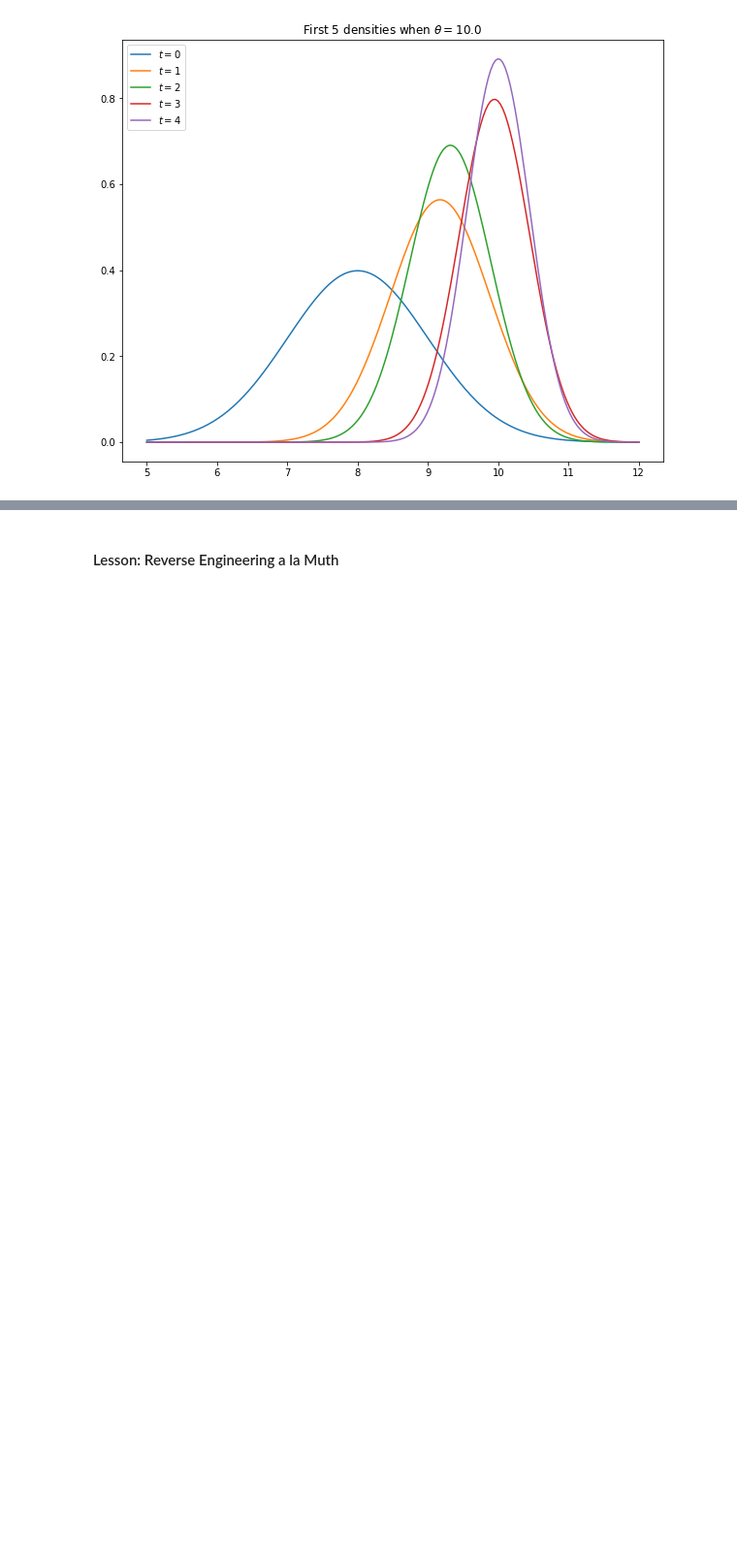
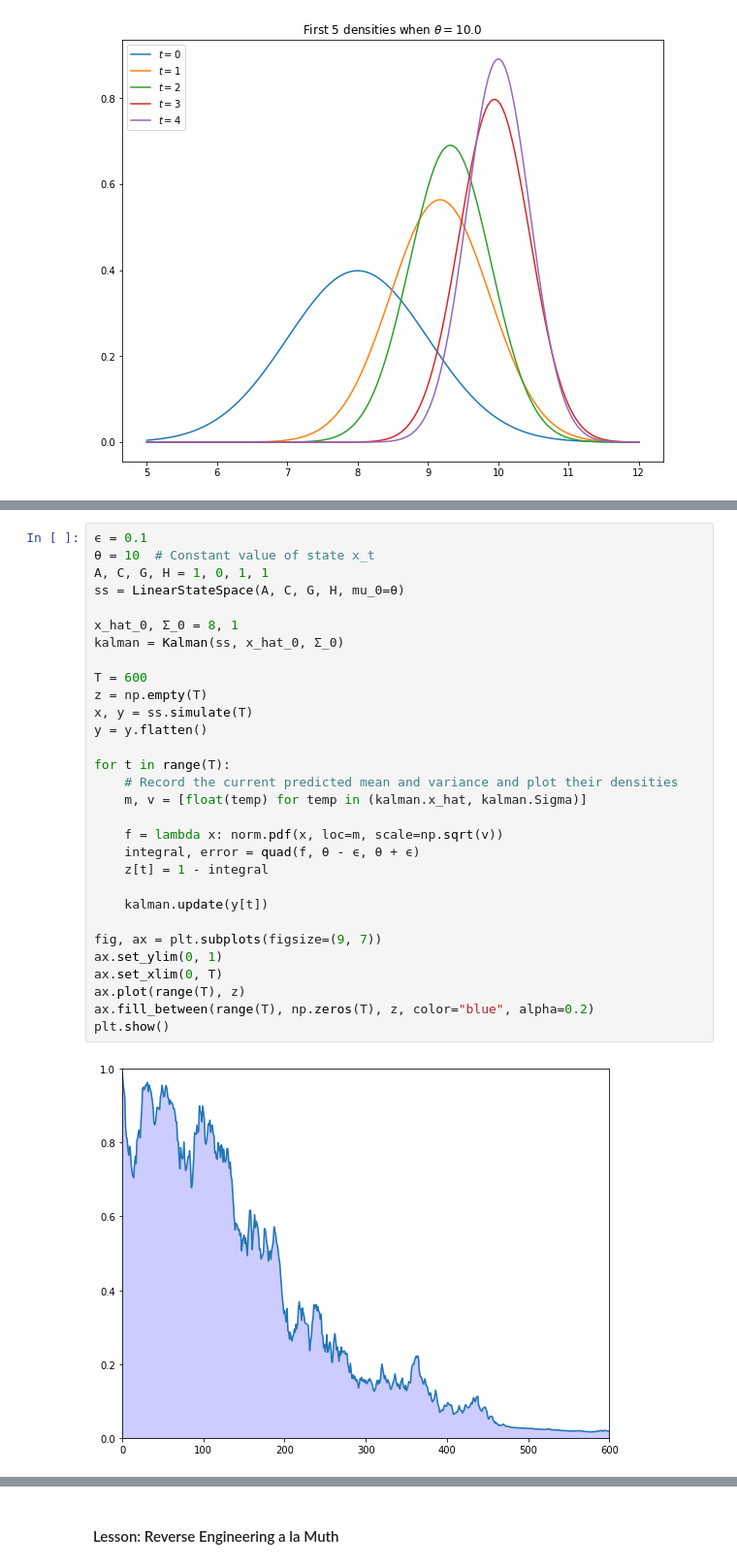
Before and after one commit to PanPip/QuantEcon_Tasks, a Jupyter notebook: Tools_and_techniques.ipynb, the cells around one changed output, grey strips where cells are left out. Shown at 97% size. Saved outputs shown, nothing was run; the diff lists cells and outputs as text; blank space fills up the shorter version.

Commit message:
Finished lesson on the First Look at the Kalman Filter

```diff
--- a/Tools_and_techniques.ipynb
+++ b/Tools_and_techniques.ipynb
@@ -1344,0 +1349,32 @@ plt.show()
+# %%
+ϵ = 0.1
+θ = 10  # Constant value of state x_t
+A, C, G, H = 1, 0, 1, 1
+ss = LinearStateSpace(A, C, G, H, mu_0=θ)
+
+x_hat_0, Σ_0 = 8, 1
+kalman = Kalman(ss, x_hat_0, Σ_0)
+
+T = 600
+z = np.empty(T)
+x, y = ss.simulate(T)
+y = y.flatten()
+
+for t in range(T):
+    # Record the current predicted mean and variance and plot their densities
+    m, v = [float(temp) for temp in (kalman.x_hat, kalman.Sigma)]
+
+    f = lambda x: norm.pdf(x, loc=m, scale=np.sqrt(v))
+    integral, error = quad(f, θ - ϵ, θ + ϵ)
+    z[t] = 1 - integral
+
+    kalman.update(y[t])
+
+fig, ax = plt.subplots(figsize=(9, 7))
+ax.set_ylim(0, 1)
+ax.set_xlim(0, T)
+ax.plot(range(T), z)
+ax.fill_between(range(T), np.zeros(T), z, color="blue", alpha=0.2)
+plt.show()
+# %% [output]
+[figure, added]
```
Also changed, not shown: parts of 6 cells of this notebook, 3 other files.
